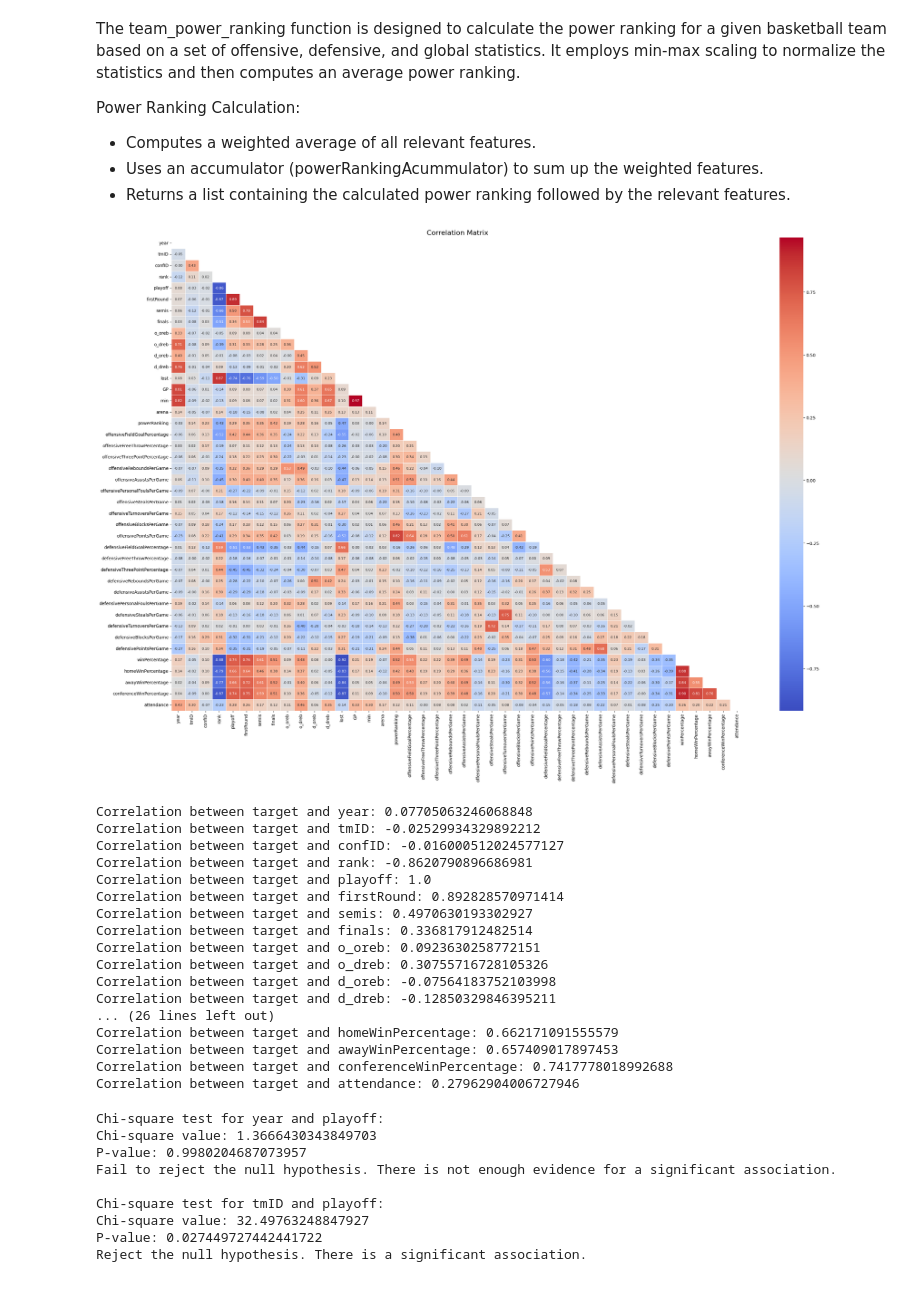
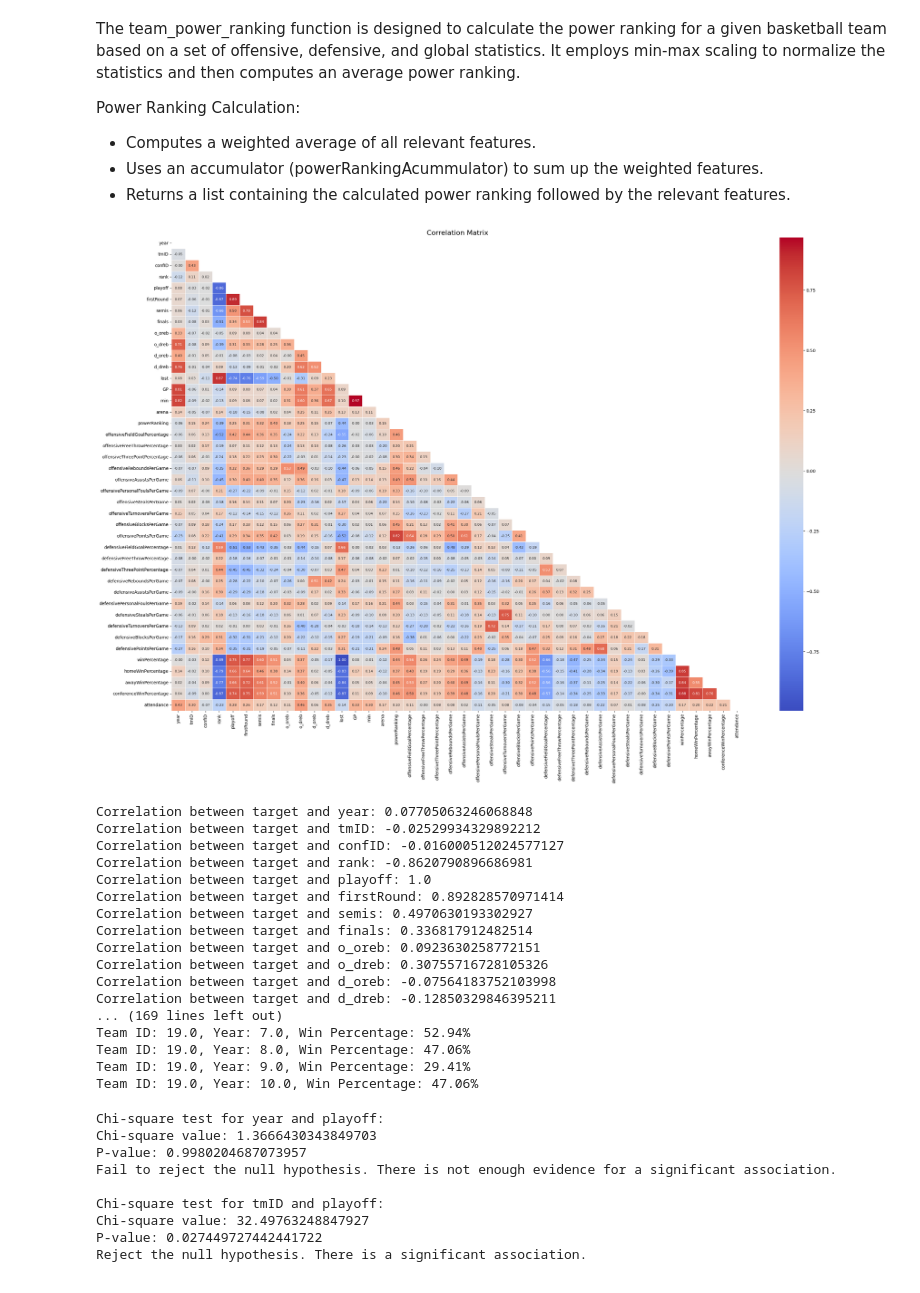
Before and after one commit to miguelfbml/AC-FEUP, a Jupyter notebook: proj/teams.ipynb, the cells around one changed output. Drawn from its saved outputs; the diff is of its cells as text; code cells hidden in the pictures.

```diff
--- a/proj/teams.ipynb
+++ b/proj/teams.ipynb
@@ -817,34 +817,40 @@ for index, team in team1.iterrows():
     team1.at[index, 'offensiveReboundsPerGame'] = powerRanking[4]
     team1.at[index, 'offensiveAssistsPerGame'] = powerRanking[5]
     team1.at[index, 'offensivePersonalFoulsPerGame'] = powerRanking[6]
     team1.at[index, 'offensiveStealsPerGame'] = powerRanking[7]
     team1.at[index, 'offensiveTurnoversPerGame'] = powerRanking[8]
     team1.at[index, 'offensiveBlocksPerGame'] = powerRanking[9]
     team1.at[index, 'offensivePointsPerGame'] = powerRanking[10]
     team1.at[index, 'defensiveFieldGoalPercentage'] = powerRanking[11]
     team1.at[index, 'defensiveFreeThrowPercentage'] = powerRanking[12]
     team1.at[index, 'defensiveThreePointPercentage'] = powerRanking[13]
     team1.at[index, 'defensiveReboundsPerGame'] = powerRanking[14]
     team1.at[index, 'defensiveAssistsPerGame'] = powerRanking[15]
     team1.at[index, 'defensivePersonalFoulsPerGame'] = powerRanking[16]
     team1.at[index, 'defensiveStealsPerGame'] = powerRanking[17]
     team1.at[index, 'defensiveTurnoversPerGame'] = powerRanking[18]
     team1.at[index, 'defensiveBlocksPerGame'] = powerRanking[19]
     team1.at[index, 'defensivePointsPerGame'] = powerRanking[20]
     team1.at[index, 'winPercentage'] = powerRanking[21]
     team1.at[index, 'homeWinPercentage'] = powerRanking[22]
     team1.at[index, 'awayWinPercentage'] = powerRanking[23]
     team1.at[index, 'conferenceWinPercentage'] = powerRanking[24]
     team1.at[index, 'attendance'] = powerRanking[25]
 
 
 team1 = team1.drop(columns=['o_fgm', 'o_fga', 'o_ftm', 'o_fta', 'o_3pm', 'o_3pa', 'o_reb', 'o_asts', 'o_pf', 'o_stl', 'o_to', 'o_blk', 'o_pts', 'd_fgm', 'd_fga', 'd_ftm', 'd_fta', 'd_3pm', 'd_3pa', 'd_reb', 'd_asts', 'd_pf', 'd_stl', 'd_to', 'd_blk', 'd_pts', 'won', 'homeW', 'homeL', 'awayW', 'awayL', 'confW', 'confL', 'attend'])
 team1 = team1.drop(columns=['lgID', 'divID', 'seeded', 'tmORB', 'tmDRB', 'tmTRB', 'opptmORB', 'opptmDRB', 'opptmTRB'])
 team1.to_csv('team1.csv', index=False)
 
 features_weight = correlation_matrix(team1)
+
+
+print("WinPercentage")
+# Print winPercentage for each team
+for index, row in team1.iterrows():
+    print(f"Team ID: {row['tmID']}, Year: {row['year']}, Win Percentage: {row['winPercentage']:.2f}%")
 # %% [output]
-[figure, old version]
+[figure, new version]
 Correlation between target and year: 0.07705063246068848
 Correlation between target and tmID: -0.02529934329892212
 Correlation between target and confID: -0.016000512024577127
@@ -857,11 +863,11 @@ Correlation between target and o_oreb: 0.0923630258772151
 Correlation between target and o_dreb: 0.30755716728105326
 Correlation between target and d_oreb: -0.07564183752103998
 Correlation between target and d_dreb: -0.12850329846395211
-... (26 lines left out)
-Correlation between target and homeWinPercentage: 0.662171091555579
-Correlation between target and awayWinPercentage: 0.657409017897453
-Correlation between target and conferenceWinPercentage: 0.7417778018992688
-Correlation between target and attendance: 0.27962904006727946
+... (169 lines left out)
+Team ID: 19.0, Year: 7.0, Win Percentage: 52.94%
+Team ID: 19.0, Year: 8.0, Win Percentage: 47.06%
+Team ID: 19.0, Year: 9.0, Win Percentage: 29.41%
+Team ID: 19.0, Year: 10.0, Win Percentage: 47.06%
 # %%
 chi_square(team1, 'playoff')
 # %% [output]
```
Also changed, not shown: parts of 1 cell of this notebook, 3 other files.
